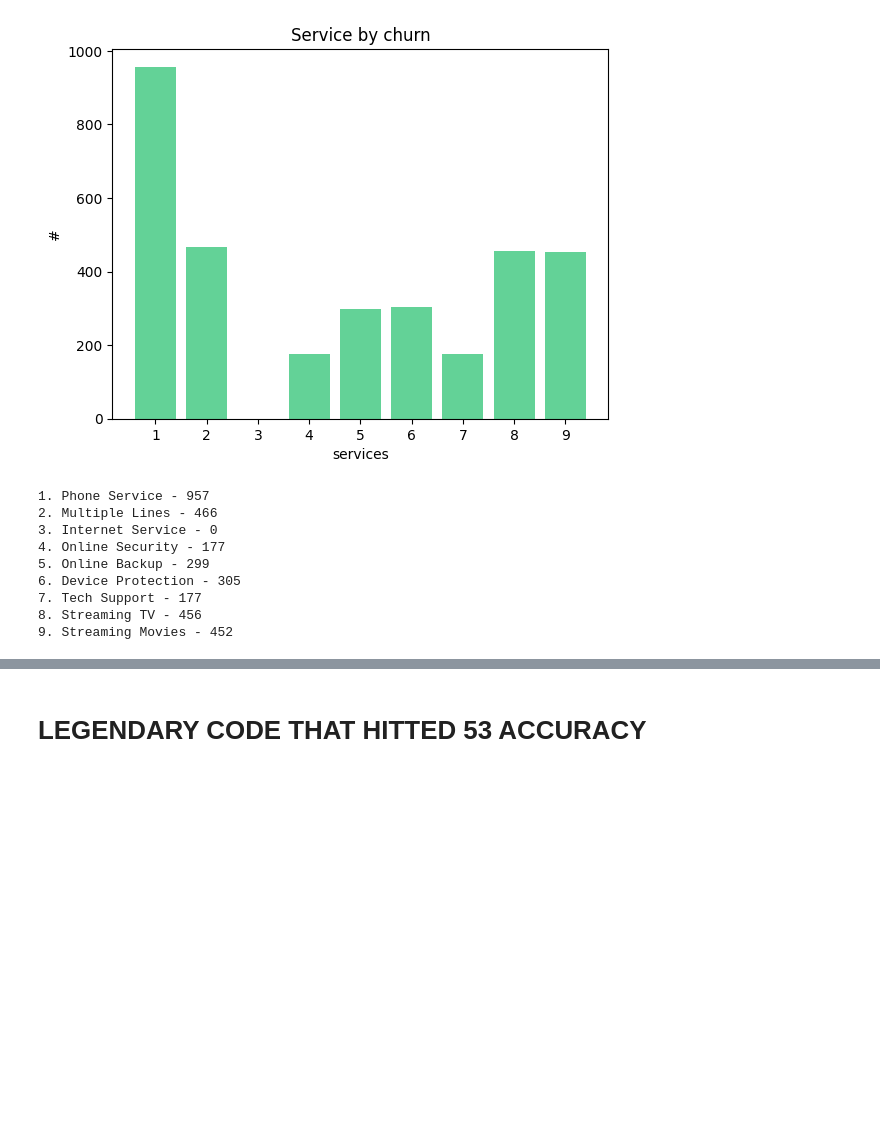
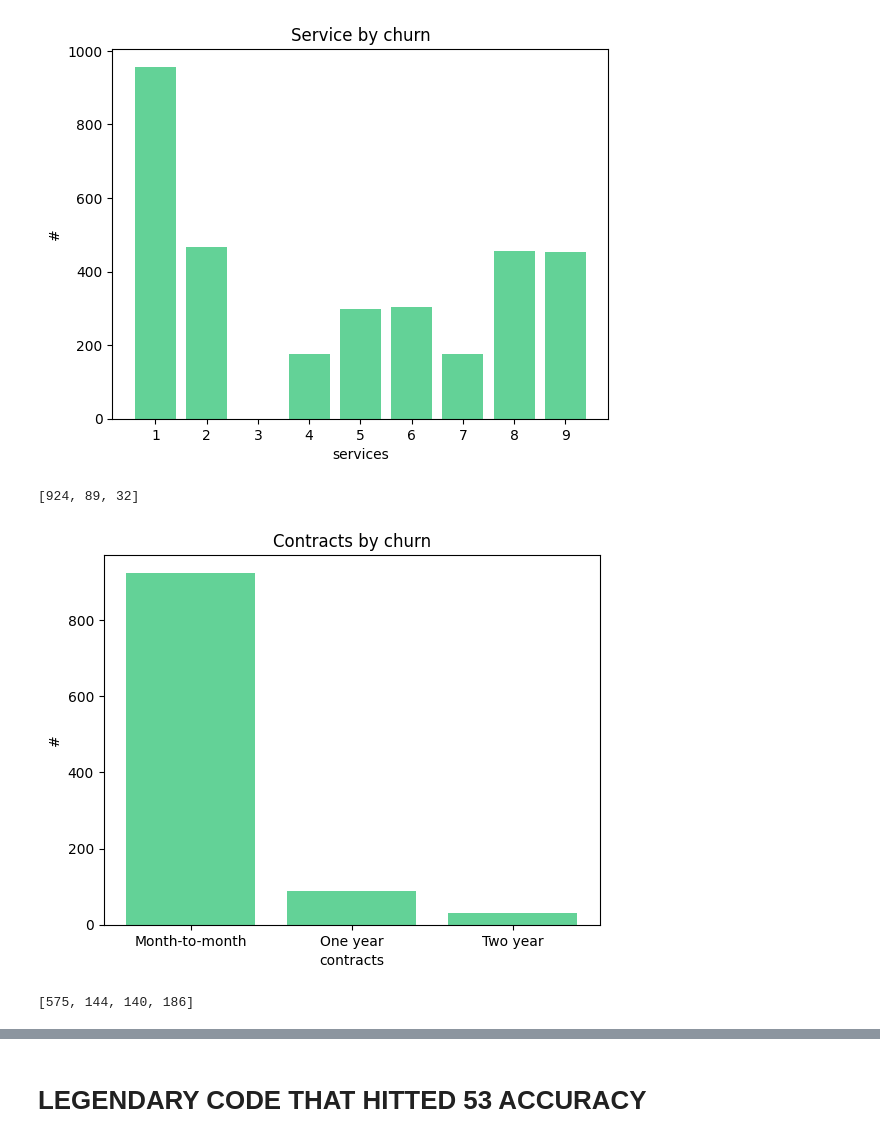
Before and after one commit to GeeK1224/cau_ml_project, a Jupyter notebook: cau_ml_project.ipynb, the cells around one changed output, grey strips where cells are left out. Drawn from its saved outputs; the diff is of its cells as text; code cells hidden in the pictures; blank space fills up the shorter version.

Commit message:
finished with analyzing columns  by themself

```diff
--- a/cau_ml_project.ipynb
+++ b/cau_ml_project.ipynb
@@ -366,18 +366,35 @@ plt.xlabel('services')
 plt.show()
 # %% [output]
 [figure]
-# %%
-i = 1
-for column in train_data.columns[14:-8]:
-  print(f'{i}. {column} - {services[i-1]}')
-  i+=1
-# %% [output]
-1. Phone Service - 957
-2. Multiple Lines - 466
-3. Internet Service - 0
-4. Online Security - 177
-5. Online Backup - 299
-6. Device Protection - 305
-7. Tech Support - 177
-8. Streaming TV - 456
-9. Streaming Movies - 452
+# %%
+# Contract [categorical]
+contracts = train_data['Contract'].unique()
+contract_churn = []
+
+for contract in contracts:
+  contract_data = train_data[train_data['Contract'] == contract]['Churn Value']
+  contract_churn.append(contract_data[contract_data == 1].count())
+
+contract_churn
+# %% [output]
+[924, 89, 32]
+# %%
+plt.bar(contracts, contract_churn, color=hex_green)
+plt.title('Contracts by churn')
+plt.ylabel('#')
+plt.xlabel('contracts')
+plt.show()
+# %% [output]
+[figure, added]
+# %%
+# Payment Method [categorical]
+payment_methods = train_data['Payment Method'].unique()
+pay_method_churn = []
+
+for pm in payment_methods:
+  pay_method_data = train_data[train_data['Payment Method'] == pm]['Churn Value']
+  pay_method_churn.append(pay_method_data[pay_method_data == 1].count())
+
+pay_method_churn
+# %% [output]
+[575, 144, 140, 186]
```
Also changed, not shown: parts of 6 cells of this notebook.
